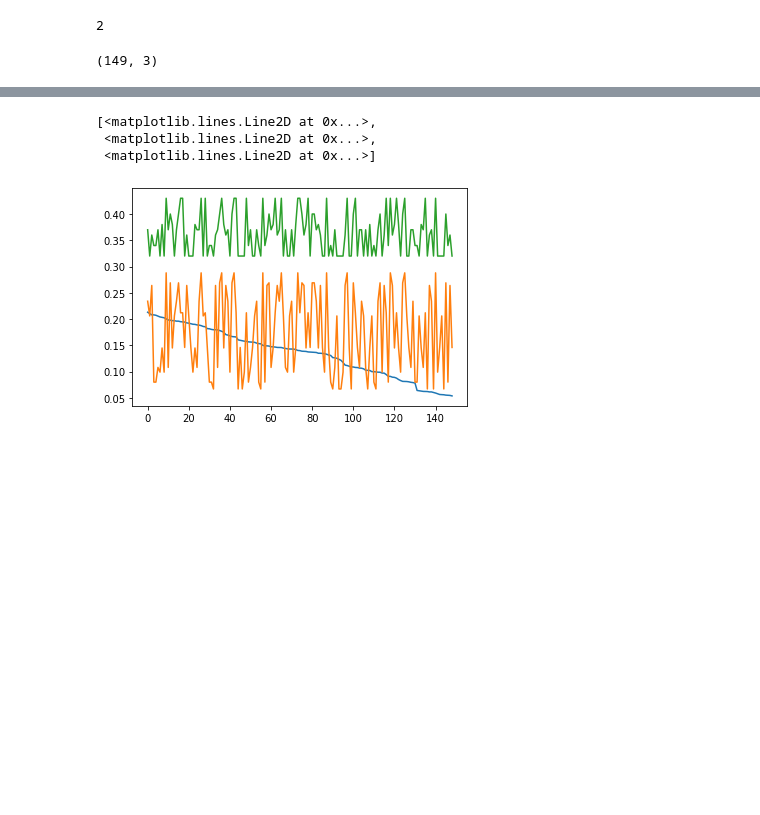
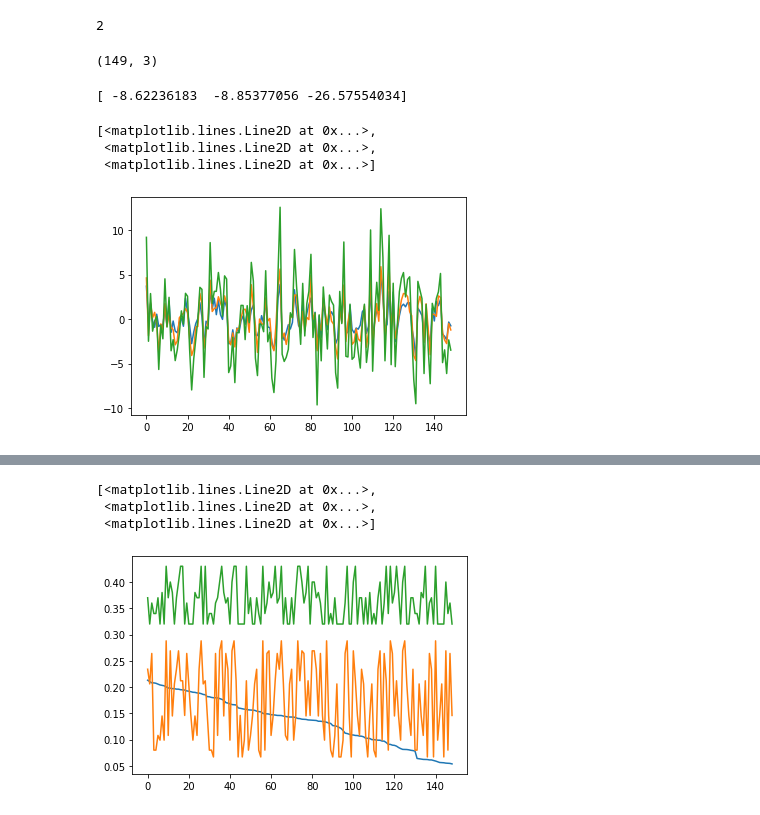
Before and after one commit to Tomo0002/Stock_Product, a Jupyter notebook: ニューラルネットワーク.ipynb, the cells around one changed output, grey strips where cells are left out. Cells and saved outputs as stored; diff of their text form; code cells hidden in the pictures; blank space fills up the shorter version.

```diff
--- a/ニューラルネットワーク.ipynb
+++ b/ニューラルネットワーク.ipynb
@@ -87,9 +87,11 @@ x.shape
 (149, 3)
 # %%
 from numpy import random
-A = random.randn(149, 149)
+# w = random.randn(3, 149)
+w = random.randn(149, 149)
 # %%
-h = np.dot(A, x)
+h = np.dot(w, x)
+# h = np.dot(x, w)
 # %%
 y_hat = sigmoid(h)
 # %%
@@ -97,5 +99,16 @@ error = y - y_hat
 error_team = error * sigmoid_der(h)
 # %%
 del_w = lr * error_team * x
+# %%
+print(sum(h))
+# %% [output]
+[ -8.62236183  -8.85377056 -26.57554034]
+# %%
+plt.plot(h)
+# %% [output]
+[<matplotlib.lines.Line2D at 0x...>,
+ <matplotlib.lines.Line2D at 0x...>,
+ <matplotlib.lines.Line2D at 0x...>]
+[figure, added]
 # %%
 print('Output: ', h)
```
Also changed, not shown: parts of 4 cells of this notebook.
